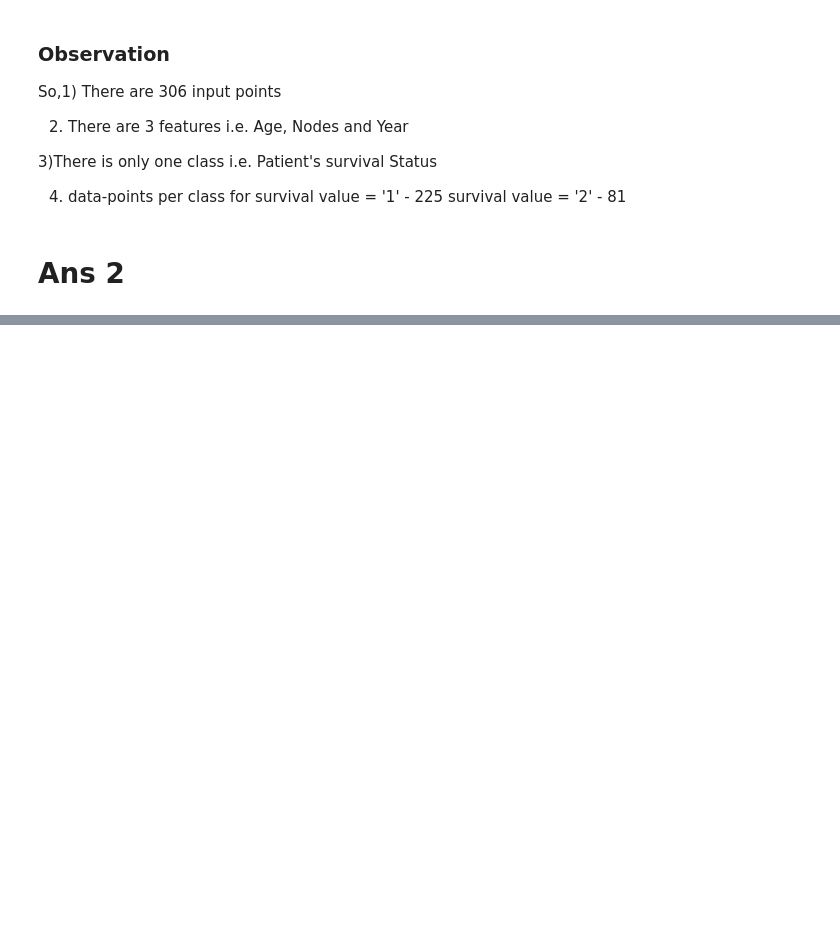
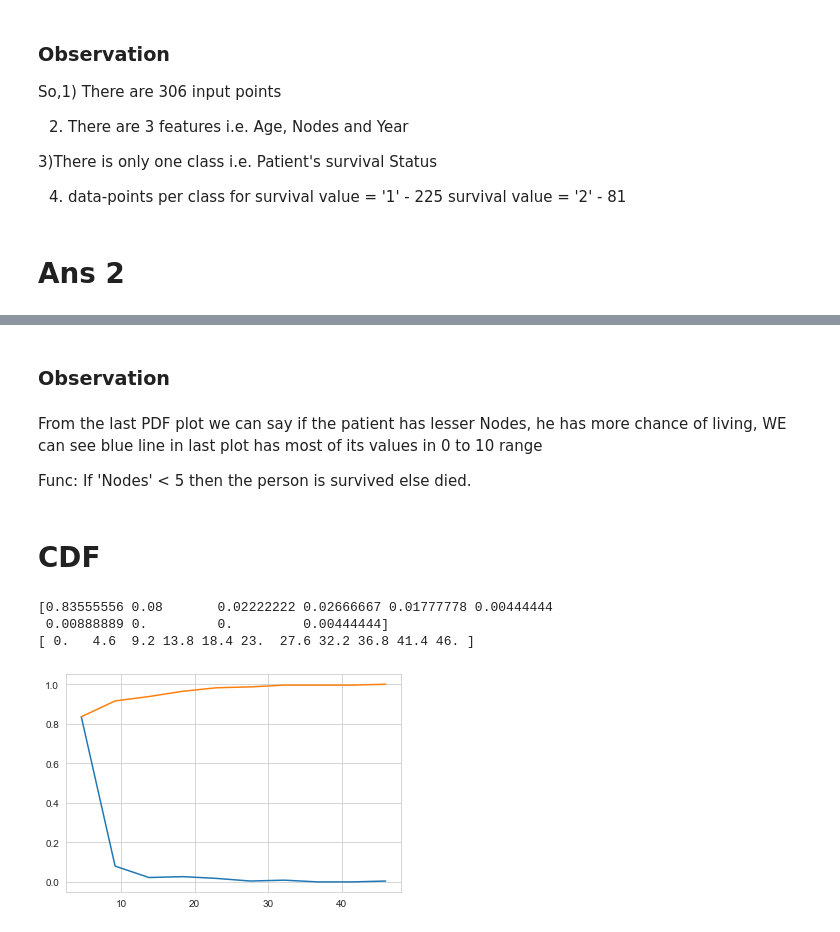
Before and after one commit to kevalpipalia/Applied-AI-Course, a Jupyter notebook: Assignment 1/haberman.ipynb, the cells around one changed output, grey strips where cells are left out. Saved outputs shown, nothing was run; the diff lists cells and outputs as text; code cells hidden in the pictures; blank space fills up the shorter version.

```diff
--- a/Assignment 1/haberman.ipynb
+++ b/Assignment 1/haberman.ipynb
@@ -41,0 +68,24 @@ So,1) There are 306 input points
+# %% [markdown]
+### Observation
+# %% [markdown]
+From the last PDF plot we can say if the patient has lesser Nodes, he has more chance of living, WE can see blue line in last plot has most of its values in 0 to 10 range
+
+Func:
+If 'Nodes' < 5 then the person is survived else died.
+# %% [markdown]
+# CDF
+# %%
+haber_sur = haber.loc[haber["Status"]==1]
+counts, bin_edges = np.histogram(haber_sur['Nodes'], bins= 10, density = True)
+pdf = counts/sum(counts)
+print(pdf)
+print(bin_edges)
+cdf = np.cumsum(pdf)
+plt.plot(bin_edges[1:],pdf)
+plt.plot(bin_edges[1:],cdf)
+plt.show()
+# %% [output]
+[0.83555556 0.08       0.02222222 0.02666667 0.01777778 0.00444444
+ 0.00888889 0.         0.         0.00444444]
+[ 0.   4.6  9.2 13.8 18.4 23.  27.6 32.2 36.8 41.4 46. ]
+[figure, added]
```
Also changed, not shown: parts of 15 cells of this notebook.
